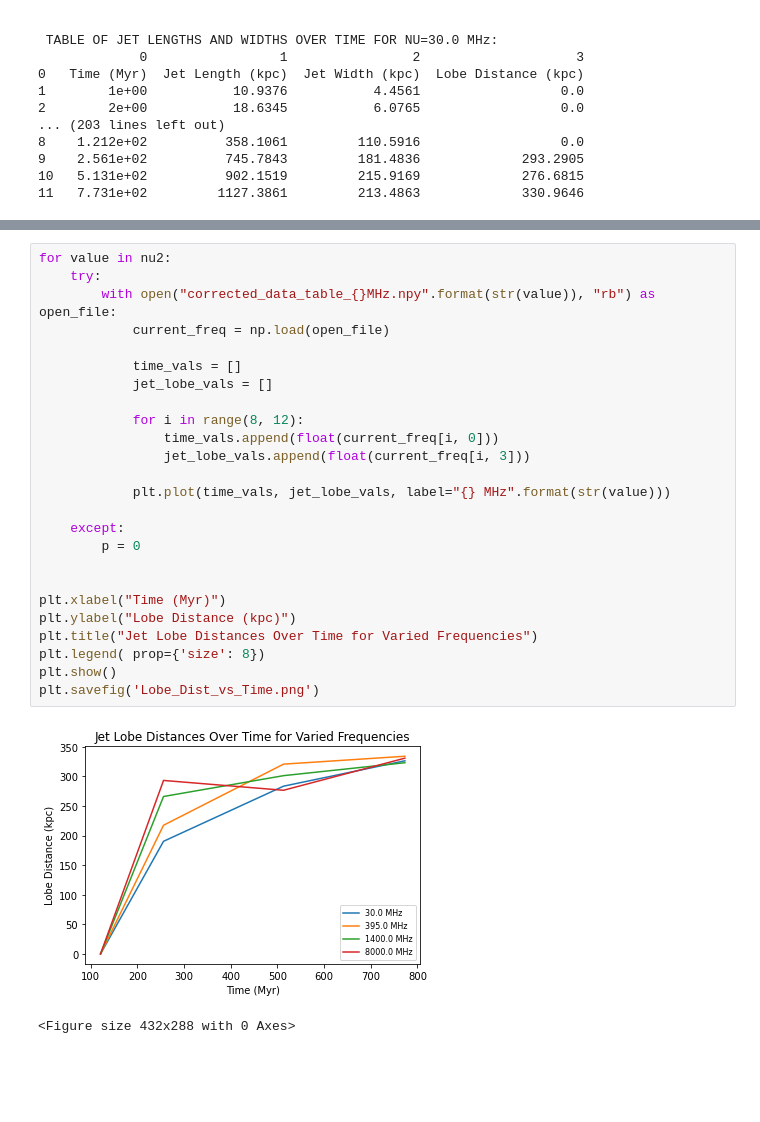
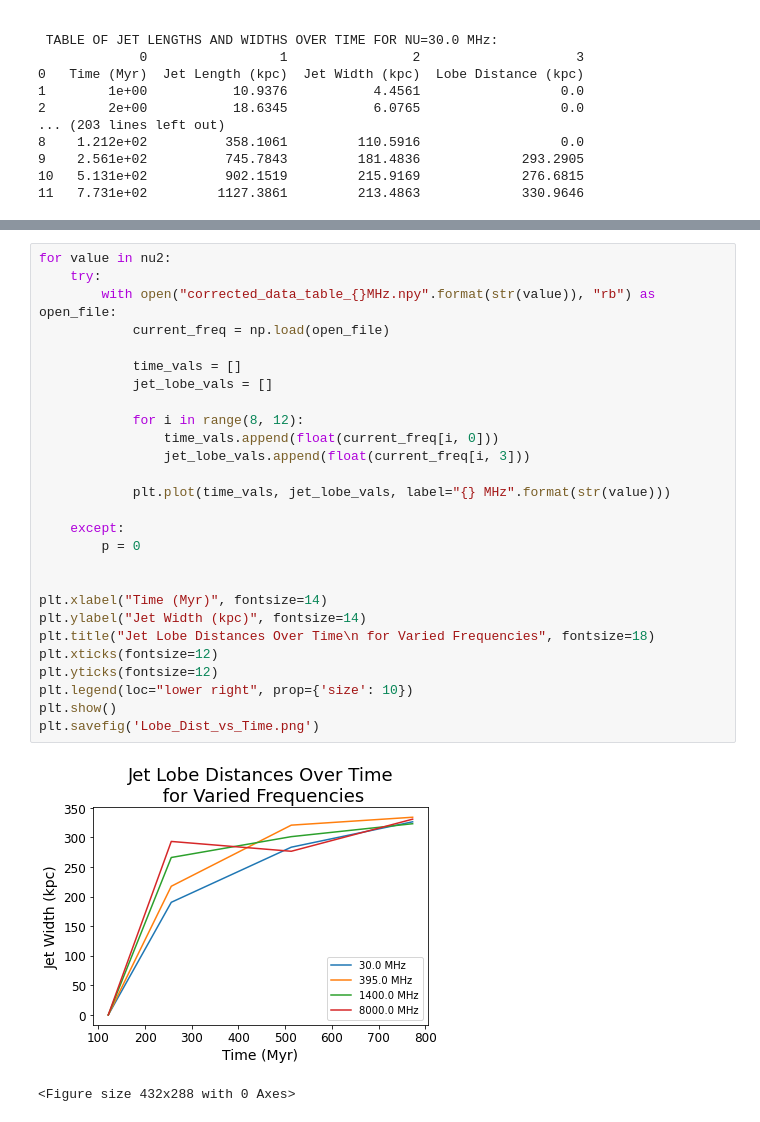
Before and after one commit to SolSamuels/Samuels_JetSimulationWork, a Jupyter notebook: Jet_Length_Width_Determiner_v3.1.ipynb, the cells around one changed output, grey strips where cells are left out. Saved outputs shown, nothing was run; the diff lists cells and outputs as text; blank space fills up the shorter version.

```diff
--- a/Jet_Length_Width_Determiner_v3.1.ipynb
+++ b/Jet_Length_Width_Determiner_v3.1.ipynb
@@ -424,28 +428,30 @@ plt.savefig('Jet_Widths_vs_Time.png')
 # %%
 for value in nu2:
     try:
         with open("corrected_data_table_{}MHz.npy".format(str(value)), "rb") as open_file:
             current_freq = np.load(open_file)
 
             time_vals = []
             jet_lobe_vals = []
 
             for i in range(8, 12):
                 time_vals.append(float(current_freq[i, 0]))
                 jet_lobe_vals.append(float(current_freq[i, 3]))
 
             plt.plot(time_vals, jet_lobe_vals, label="{} MHz".format(str(value)))
 
     except:
         p = 0
 
 
-plt.xlabel("Time (Myr)")
-plt.ylabel("Lobe Distance (kpc)")
-plt.title("Jet Lobe Distances Over Time for Varied Frequencies")
-plt.legend( prop={'size': 8})
+plt.xlabel("Time (Myr)", fontsize=14)
+plt.ylabel("Jet Width (kpc)", fontsize=14)
+plt.title("Jet Lobe Distances Over Time\n for Varied Frequencies", fontsize=18)
+plt.xticks(fontsize=12)
+plt.yticks(fontsize=12)
+plt.legend(loc="lower right", prop={'size': 10})
 plt.show()
 plt.savefig('Lobe_Dist_vs_Time.png')
 # %% [output]
-[figure, old version]
+[figure, new version]
 <Figure size 432x288 with 0 Axes>
```
Also changed, not shown: parts of 2 cells of this notebook.
